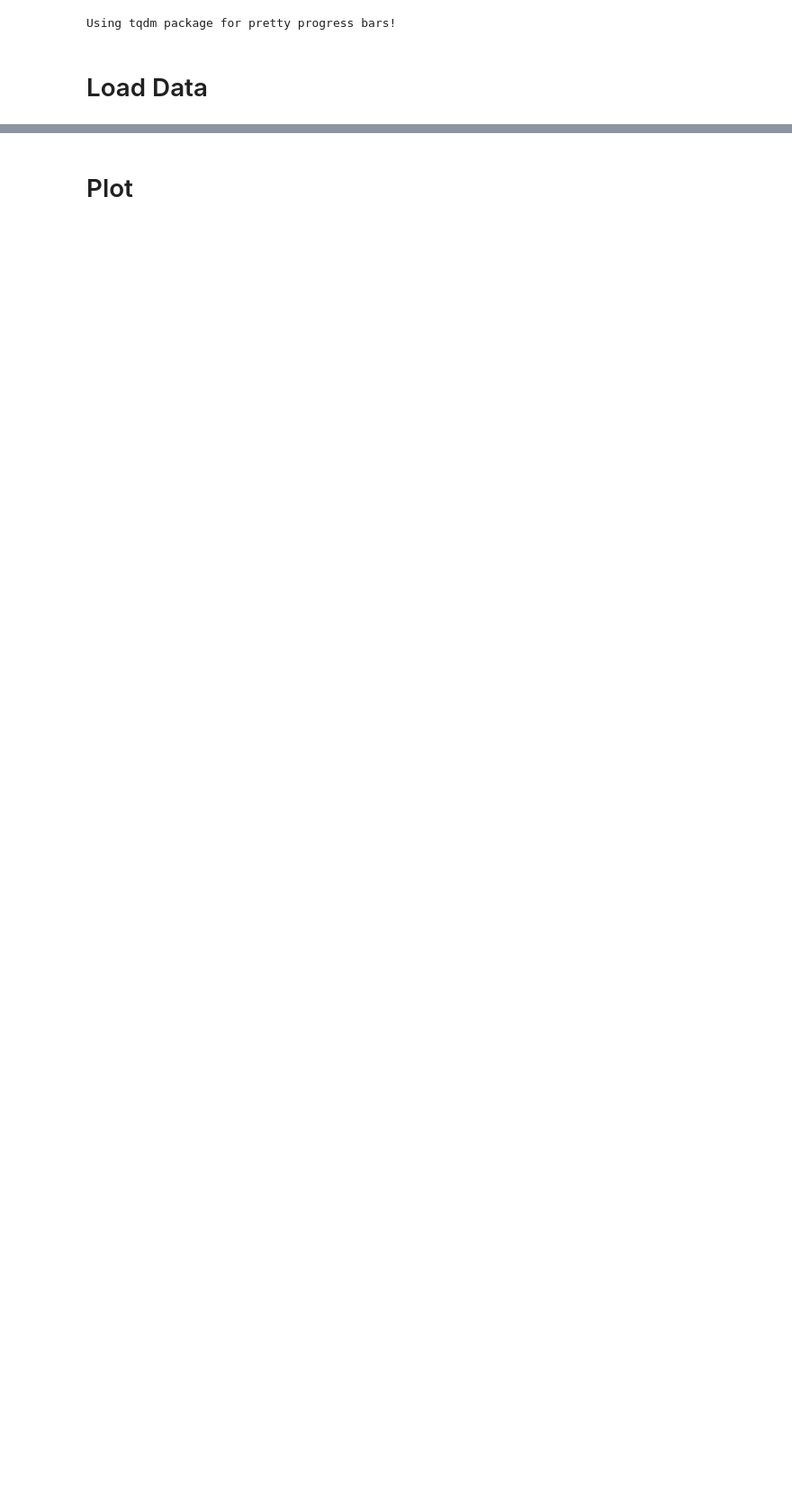
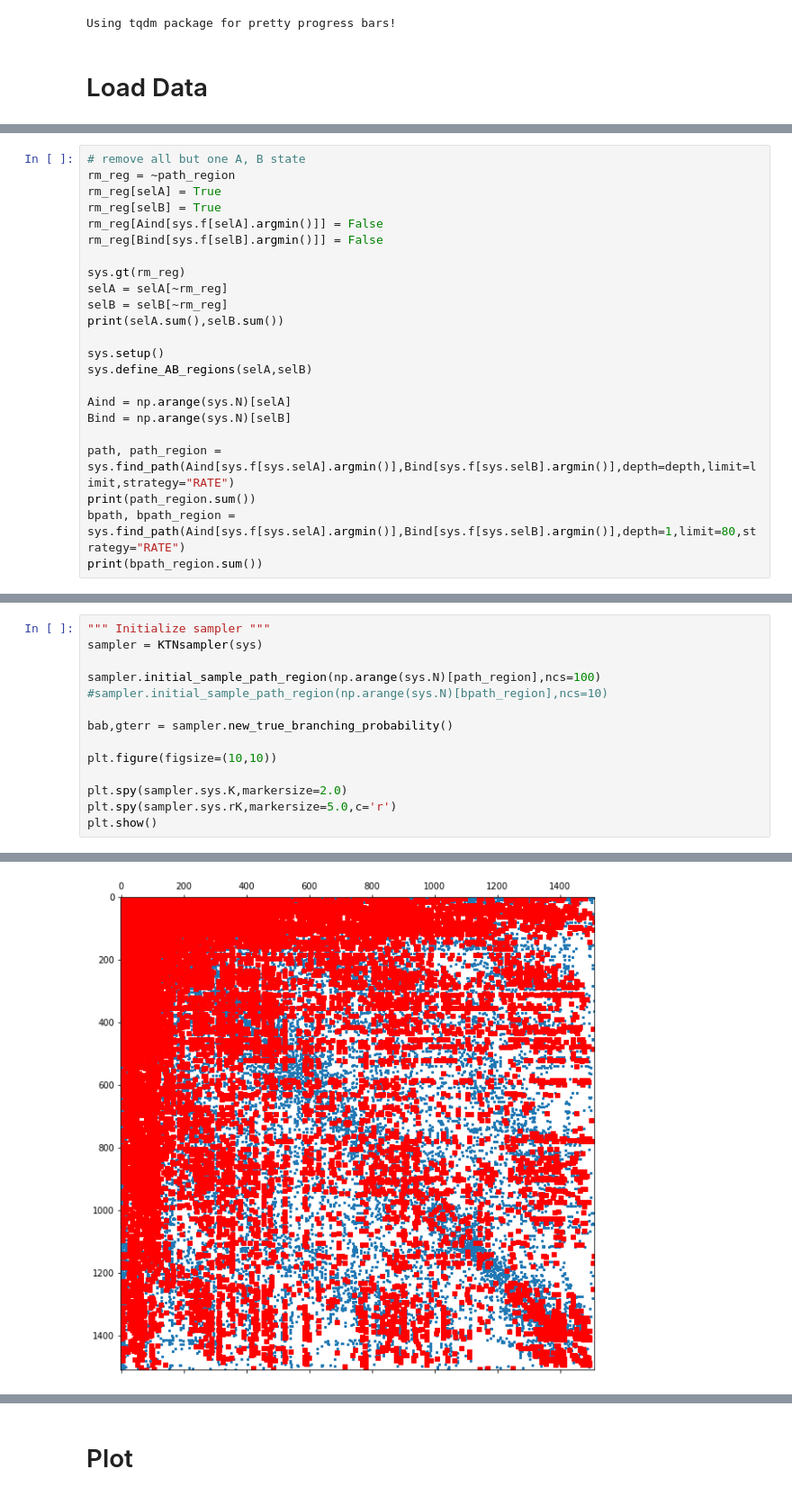
Before and after one commit to tomswinburne/PyGT, a Jupyter notebook: sensitivity_GT.ipynb, the cells around one changed output, grey strips where cells are left out. Shown: that part at 90% size. Cells and saved outputs as stored; diff of their text form; blank space fills up the shorter version.

```diff
--- a/sensitivity_GT.ipynb
+++ b/sensitivity_GT.ipynb
@@ -74,0 +118,23 @@ GT = 0.002451 +  0 = 0.002451
+# %%
+# remove all but one A, B state
+rm_reg = ~path_region
+rm_reg[selA] = True
+rm_reg[selB] = True
+rm_reg[Aind[sys.f[selA].argmin()]] = False
+rm_reg[Bind[sys.f[selB].argmin()]] = False
+
+sys.gt(rm_reg)
+selA = selA[~rm_reg]
+selB = selB[~rm_reg]
+print(selA.sum(),selB.sum())
+
+sys.setup()
+sys.define_AB_regions(selA,selB)
+
+Aind = np.arange(sys.N)[selA]
+Bind = np.arange(sys.N)[selB]
+
+path, path_region = sys.find_path(Aind[sys.f[sys.selA].argmin()],Bind[sys.f[sys.selB].argmin()],depth=depth,limit=limit,strategy="RATE")
+print(path_region.sum())
+bpath, bpath_region = sys.find_path(Aind[sys.f[sys.selA].argmin()],Bind[sys.f[sys.selB].argmin()],depth=1,limit=80,strategy="RATE")
+print(bpath_region.sum())
@@ -74,0 +178,15 @@ GT = 0.002451 +  0 = 0.002451
+# %%
+""" Initialize sampler """
+sampler = KTNsampler(sys)
+
+sampler.initial_sample_path_region(np.arange(sys.N)[path_region],ncs=100)
+#sampler.initial_sample_path_region(np.arange(sys.N)[bpath_region],ncs=10)
+
+bab,gterr = sampler.new_true_branching_probability()
+
+plt.figure(figsize=(10,10))
+
+plt.spy(sampler.sys.K,markersize=2.0)
+plt.spy(sampler.sys.rK,markersize=5.0,c='r')
+plt.show()
+# %% [output]
@@ -75,3 +196,4 @@ GT = 0.002451 +  0 = 0.002451
+[figure, added]
 # %%
 bab,gterr = sampler.new_true_branching_probability()
 
```
Also changed, not shown: parts of 15 cells of this notebook, 3 other files.
